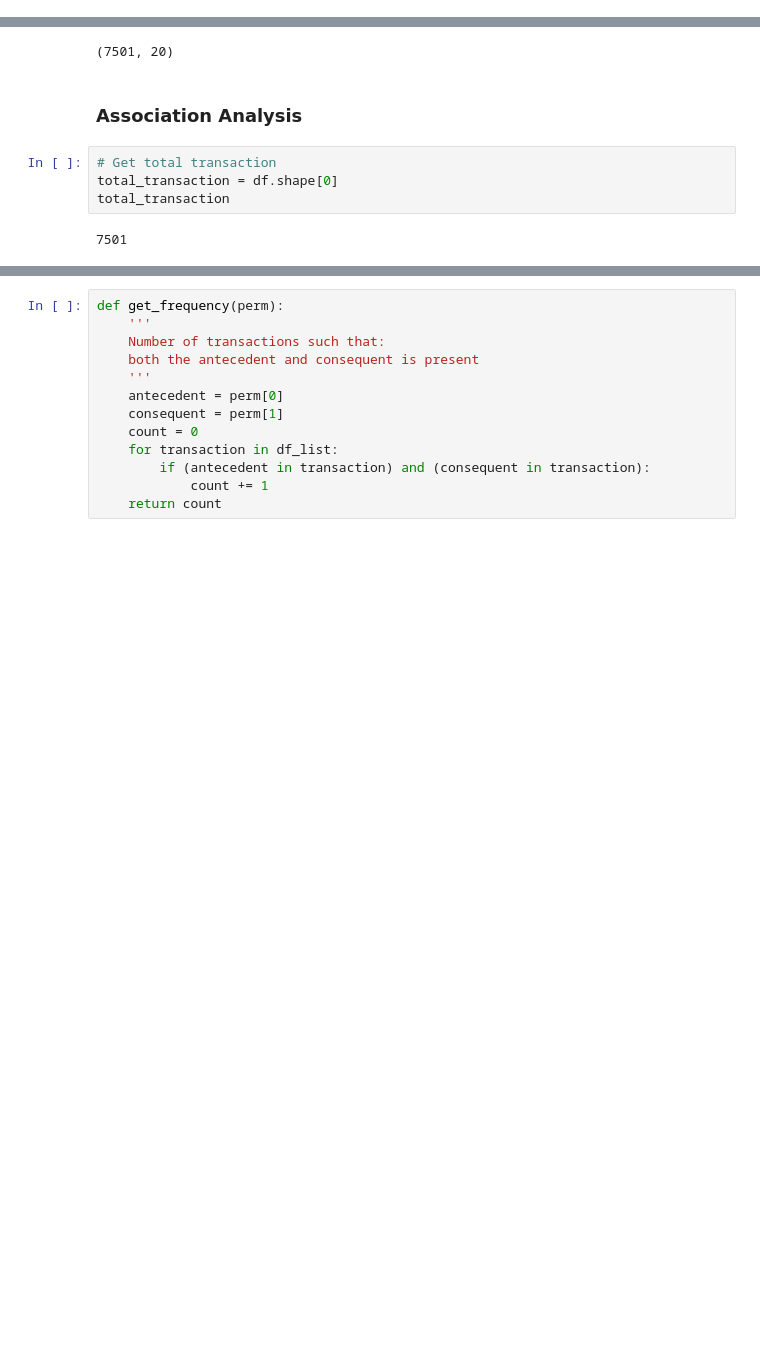
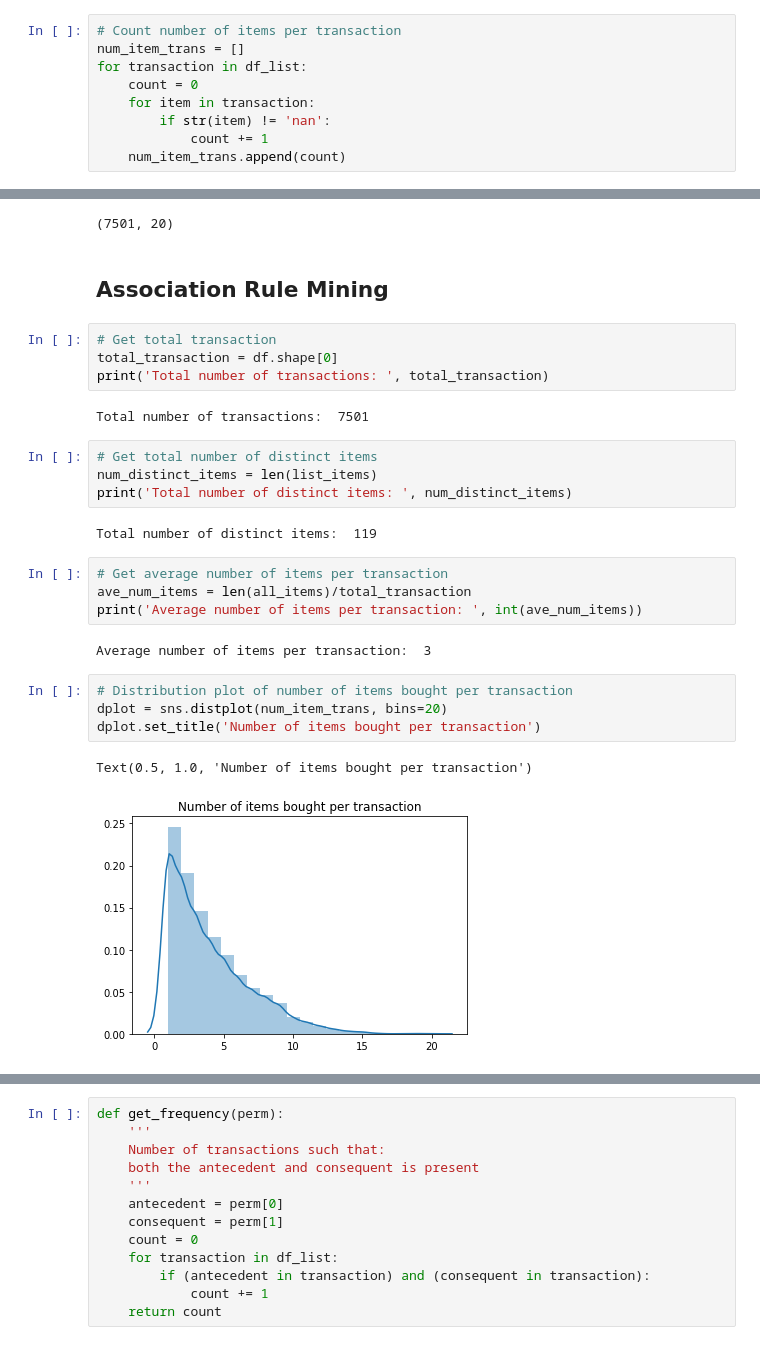
Before and after one commit to sherry0812/market-basket-analysis, a Jupyter notebook: marketbasket.ipynb, the cells around one changed output, grey strips where cells are left out. Cells and saved outputs as stored; diff of their text form; blank space fills up the shorter version.

```diff
--- a/marketbasket.ipynb
+++ b/marketbasket.ipynb
@@ -26,6 +33,15 @@ for col in df.columns:
 # %%
 # Make df a list of list of items
 df_list = df.values.tolist()
+# %%
+# Count number of items per transaction
+num_item_trans = []
+for transaction in df_list:
+    count = 0
+    for item in transaction:
+        if str(item) != 'nan':
+            count += 1
+    num_item_trans.append(count)
 # %%
 # Put all items in a list
 all_items = []
@@ -42,10 +78,29 @@ df.shape
 # %% [output]
 (7501, 20)
 # %% [markdown]
-### Association Analysis
+## Association Rule Mining
 # %%
 # Get total transaction
 total_transaction = df.shape[0]
-total_transaction
+print('Total number of transactions: ', total_transaction)
 # %% [output]
-7501
+Total number of transactions:  7501
+# %%
+# Get total number of distinct items
+num_distinct_items = len(list_items)
+print('Total number of distinct items: ', num_distinct_items)
+# %% [output]
+Total number of distinct items:  119
+# %%
+# Get average number of items per transaction
+ave_num_items = len(all_items)/total_transaction
+print('Average number of items per transaction: ', int(ave_num_items))
+# %% [output]
+Average number of items per transaction:  3
+# %%
+# Distribution plot of number of items bought per transaction
+dplot = sns.distplot(num_item_trans, bins=20)
+dplot.set_title('Number of items bought per transaction')
+# %% [output]
+Text(0.5, 1.0, 'Number of items bought per transaction')
+[figure, added]
```
Also changed, not shown: parts of 26 cells of this notebook.
